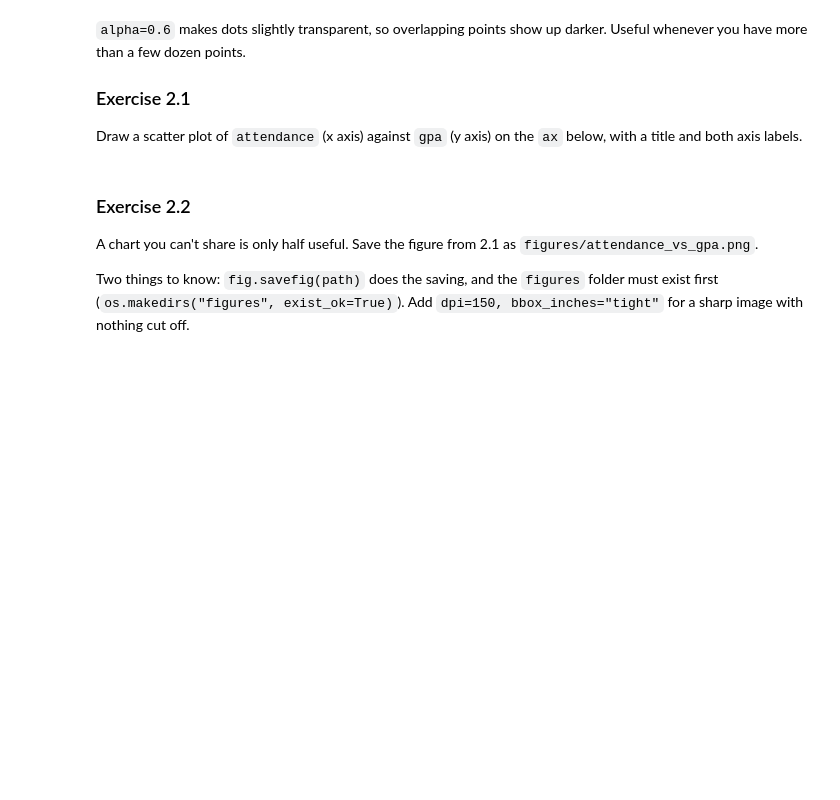
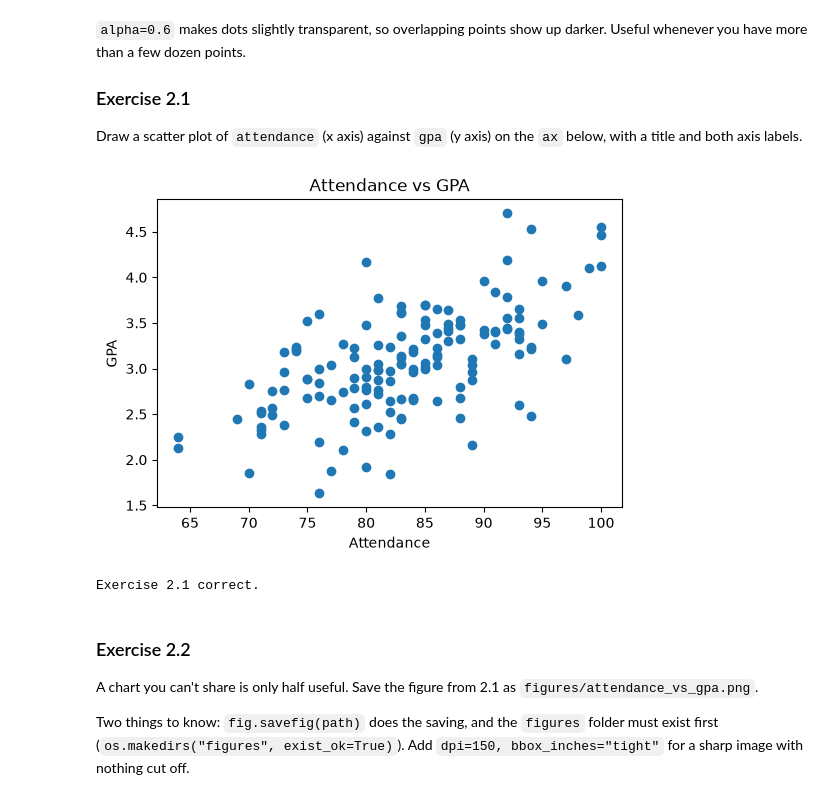
Before and after one commit to alanoudai20/arti303, a Jupyter notebook: lab06.ipynb, the cells around one changed output. Saved outputs shown, nothing was run; the diff lists cells and outputs as text; code cells hidden in the pictures; blank space fills up the shorter version.

Commit message:
Complete Lab 6 Data Visualization

```diff
--- a/lab06.ipynb
+++ b/lab06.ipynb
@@ -281,7 +337,19 @@ the `ax` below, with a title and both axis labels.
 # %%
 fig, ax = plt.subplots(figsize=(6, 4))
 
-# TODO: scatter attendance (x) against gpa (y), then add a title and both axis labels
+# Draw scatter plot
+ax.scatter(df["attendance"], df["gpa"])
+
+# Add title
+ax.set_title("Attendance vs GPA")
+
+# Add axis labels
+ax.set_xlabel("Attendance")
+ax.set_ylabel("GPA")
+
+plt.show()
+# %% [output]
+[figure, added]
 # %%
 assert len(ax.collections) == 1, "draw one scatter plot with ax.scatter(...)"
 assert len(ax.collections[0].get_offsets()) == len(df), "plot every student - pass the full columns"
@@ -290,6 +358,8 @@ assert np.allclose(ax.collections[0].get_offsets()[:, 0], df["attendance"]), \
 assert ax.get_title(), "add a title with ax.set_title(...)"
 assert ax.get_xlabel() and ax.get_ylabel(), "label both axes with ax.set_xlabel / ax.set_ylabel"
 print("Exercise 2.1 correct.")
+# %% [output]
+Exercise 2.1 correct.
 # %% [markdown]
 ### Exercise 2.2
 A chart you can't share is only half useful. Save the figure from 2.1 as
```
Also changed, not shown: parts of 34 cells of this notebook, 2 other files.
